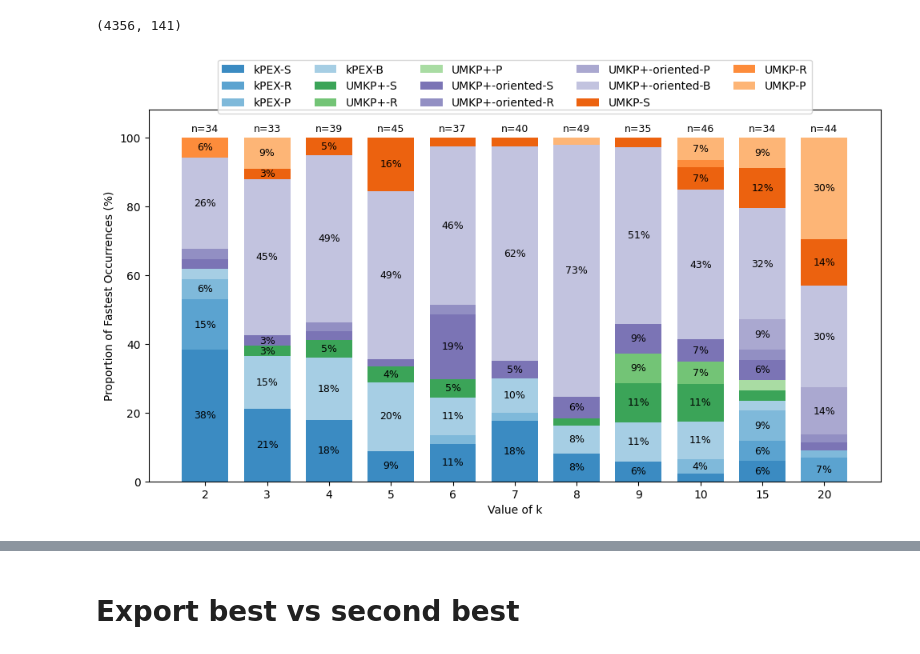
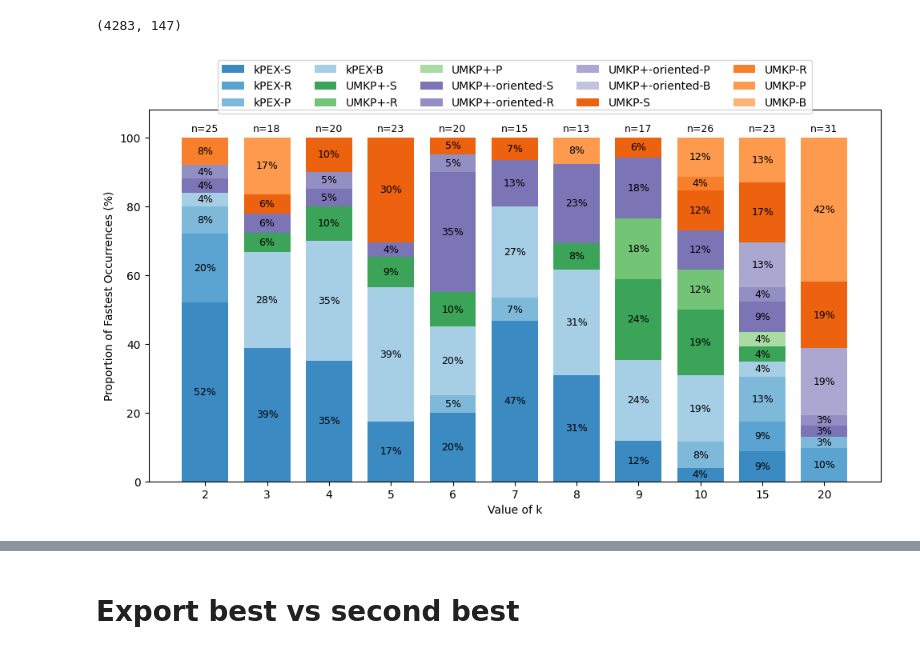
Before and after one commit to akhlaqueak/kplex-ML, a Jupyter notebook: notebooks/entire-data-algos.ipynb, the cells around one changed output, grey strips where cells are left out. Drawn from its saved outputs; the diff is of its cells as text; code cells hidden in the pictures.

```diff
--- a/notebooks/entire-data-algos.ipynb
+++ b/notebooks/entire-data-algos.ipynb
@@ -40,9 +40,9 @@ df = clean_dataframe(df)
 
 all_algos=[
     'kPEX-S', 'kPEX-R', 'kPEX-P', 'kPEX-B', 'kPEX-MB',
-    'UMKP-S', 'UMKP-R', 'UMKP-P',
+    'UMKP-S', 'UMKP-R', 'UMKP-P', 'UMKP-B',
     'UMKP+-S', 'UMKP+-R', 'UMKP+-P', 'UMKP+-B',
-    'UMKP+-oriented-S', 'UMKP+-oriented-R', 'UMKP+-oriented-P'
+    'UMKP+-oriented-S', 'UMKP+-oriented-R', 'UMKP+-oriented-P', 'UMKP+-oriented-B'
 ]
 baseline_algos="UMKP-Imp    UMKP    kPEX-Imp        kPEX    Maple   DiseMKP kPlexT".split()
 bnb_cols = [f"{algo}-bnb" for algo in all_algos]
@@ -53,7 +53,7 @@ remove_rows = (
     (df[bnb_cols] == 1800).all(axis=1)
 )
 # display_scroll(df[remove_rows])
-# df = df.loc[~remove_rows].copy()
+df = df.loc[~remove_rows].copy()
 print(df.shape)
 feature_cols = "dataset	k	n	m	d_avg	d_max	core_number	shell_sizes".split()
 export_df = df[feature_cols + bnb_cols + total_cols].copy()
@@ -64,7 +64,7 @@ export_df = export_df.mask(
 export_df.to_csv("ml-data.csv", index=False)
 # display(filtered_df[feature_cols + bnb_cols+total_cols])
 # %% [output]
-(4356, 141)
+(4283, 147)
 # %%
 def plot_fastest_occurrences(
     df,
@@ -86,7 +86,7 @@ def plot_fastest_occurrences(
         ['kPEX-S', 'kPEX-R', 'kPEX-P', 'kPEX-B'],
         ['UMKP+-S', 'UMKP+-R', 'UMKP+-P'],
         ['UMKP+-oriented-S', 'UMKP+-oriented-R', 'UMKP+-oriented-P', 'UMKP+-oriented-B'],
-        ['UMKP-S', 'UMKP-R', 'UMKP-P'],
+        ['UMKP-S', 'UMKP-R', 'UMKP-P', 'UMKP-B'],
     ]
     # groups += [["kPEX"], ["kPlexT"], ["Maple"], ["DiseMKP"]]
     # groups = ["UMKP-Imp UMKP".split(), "kPEX-Imp kPEX2".split(), ["kPlexT"], ["Maple"], ["DiseMKP"]]
@@ -185,34 +185,34 @@ def plot_fastest_occurrences(
 
     for i, cnt in enumerate(counts_per_k):
         ax.text(
             x[i],
             101,
             f"n={cnt}",
             ha="center",
             va="bottom",
             fontsize=9,
             color="black"
         )
 
     # ax.set_title(
     #     f"Fastest Occurrences by k\n"
     #     f"(min time >= {min_time_thresh}s, max time < {max_time_thresh}s, "
     #     f"best-vs-second abs gap >= {min_abs_gap}s, ratio >= {min_ratio}x)",
     #     pad=18
     # )
     ax.set_xlabel("Value of k")
     ax.set_ylabel("Proportion of Fastest Occurrences (%)")
     ax.set_xticks(x)
     ax.set_xticklabels(k_values)
     ax.set_ylim(0, 108)
     ax.legend(loc="upper center", bbox_to_anchor=(0.5, 1.15), ncol=5)
 
     plt.tight_layout()
     # return res_df, fig, ax
 
 plot_fastest_occurrences(df, suffix="", min_abs_gap=1, min_ratio=1.2)
 # %% [output]
-[figure, old version]
+[figure, new version]
 # %%
 def compare_speedups(df, col_a, col_b,
                      thresholds=[1.2, 2, 4, 6, 8, 10],
```
Also changed, not shown: parts of 7 cells of this notebook, 19 other files.
